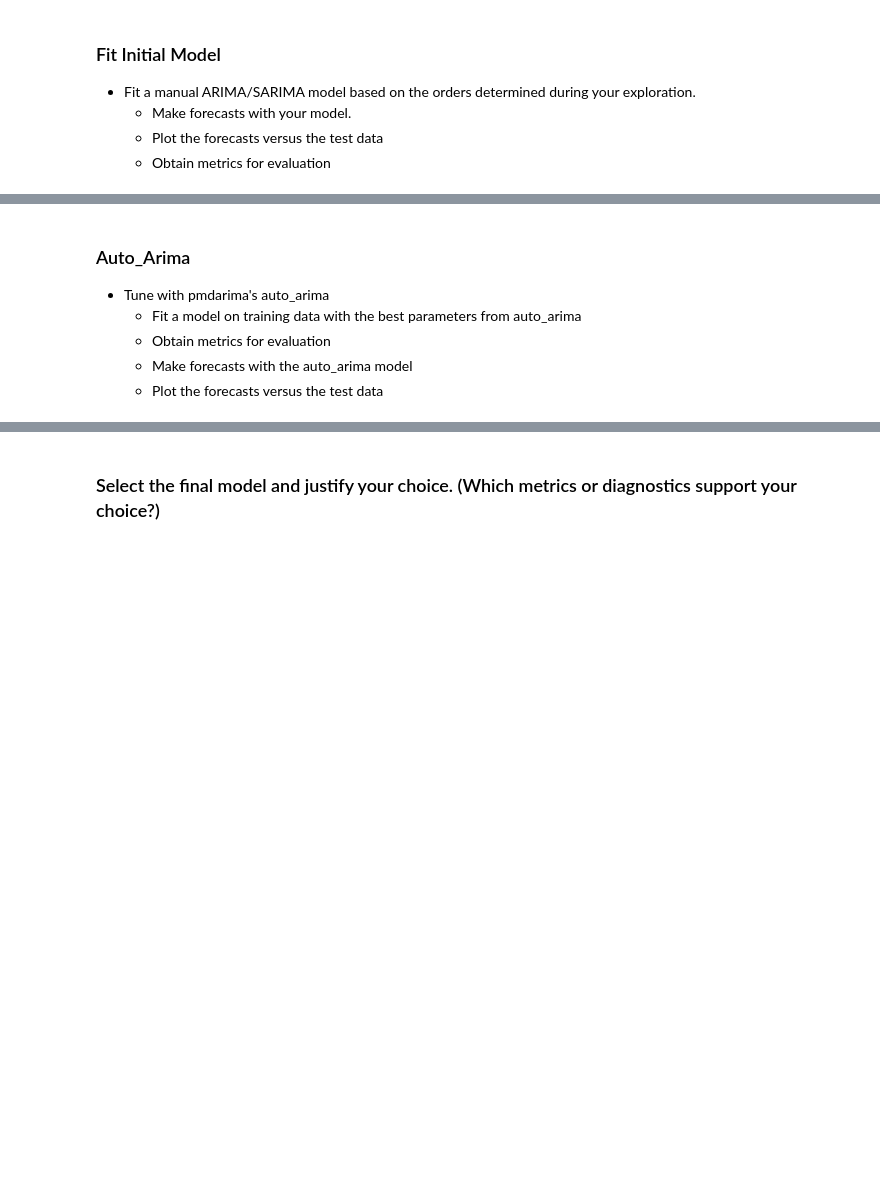
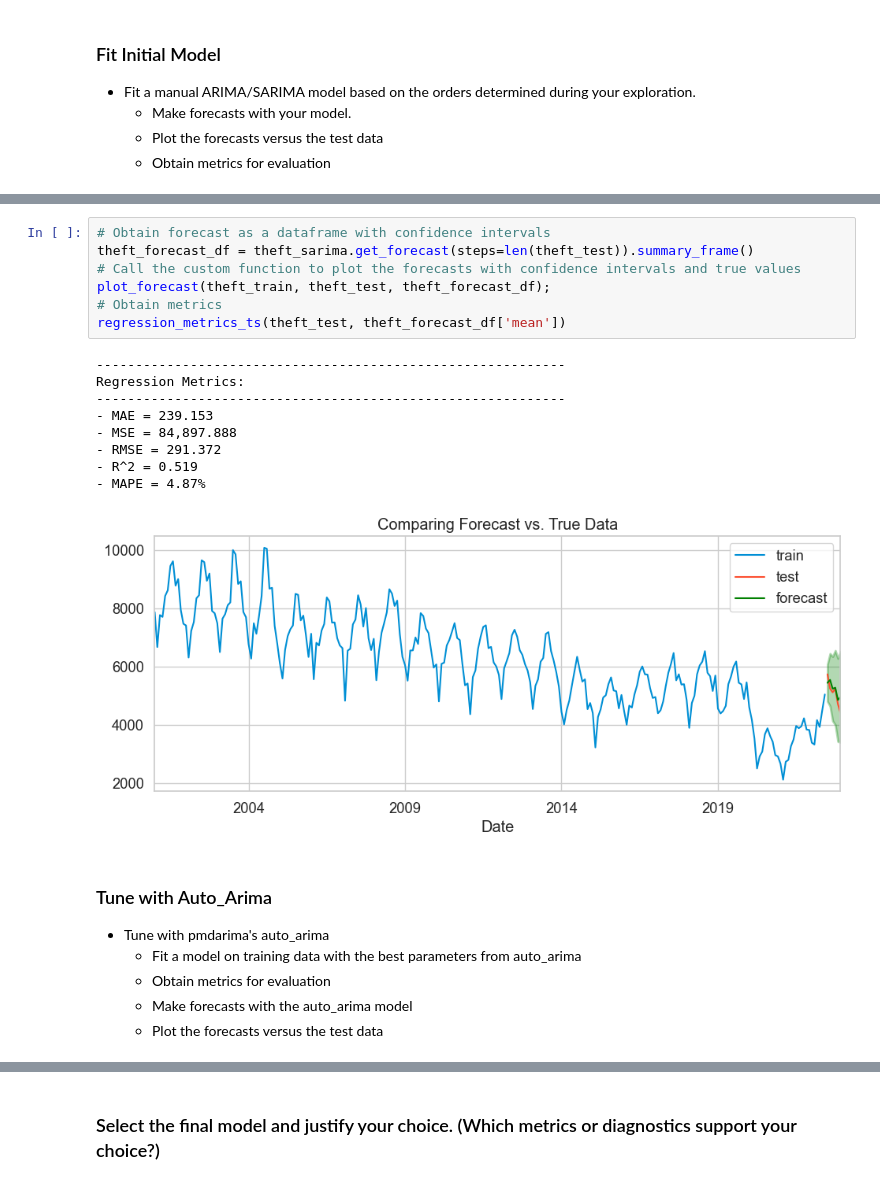
Before and after one commit to ruelanthonyb/Crime-Analysis-Project, a Jupyter notebook: Project 3 - Part 2 (Core).ipynb, the cells around one changed output, grey strips where cells are left out. Saved outputs shown, nothing was run; the diff lists cells and outputs as text; blank space fills up the shorter version.

```diff
--- a/Project 3 - Part 2 (Core).ipynb
+++ b/Project 3 - Part 2 (Core).ipynb
@@ -968,5 +1029,22 @@ plot_acf_pacf(assault_ts_diff, annotate_seas=True, m = 12);
+# %%
+# Obtain forecast as a dataframe with confidence intervals
+theft_forecast_df = theft_sarima.get_forecast(steps=len(theft_test)).summary_frame()
+# Call the custom function to plot the forecasts with confidence intervals and true values
+plot_forecast(theft_train, theft_test, theft_forecast_df);
+# Obtain metrics
+regression_metrics_ts(theft_test, theft_forecast_df['mean'])
+# %% [output]
+------------------------------------------------------------
+Regression Metrics:
+------------------------------------------------------------
+- MAE = 239.153
+- MSE = 84,897.888
+- RMSE = 291.372
+- R^2 = 0.519
+- MAPE = 4.87%
+[figure, added]
 # %% [markdown]
-### Auto_Arima
+### Tune with Auto_Arima
 * Tune with pmdarima's auto_arima
     * Fit a model on training data with the best parameters from auto_arima
     * Obtain metrics for evaluation
```
Also changed, not shown: parts of 59 cells of this notebook.
